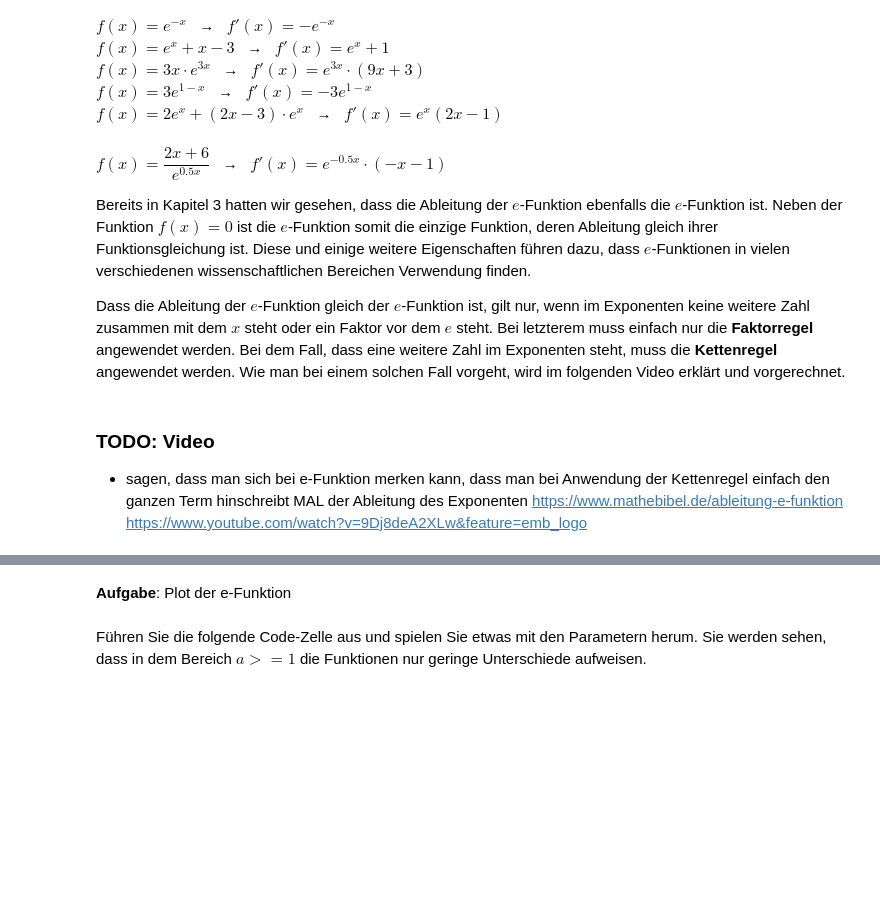
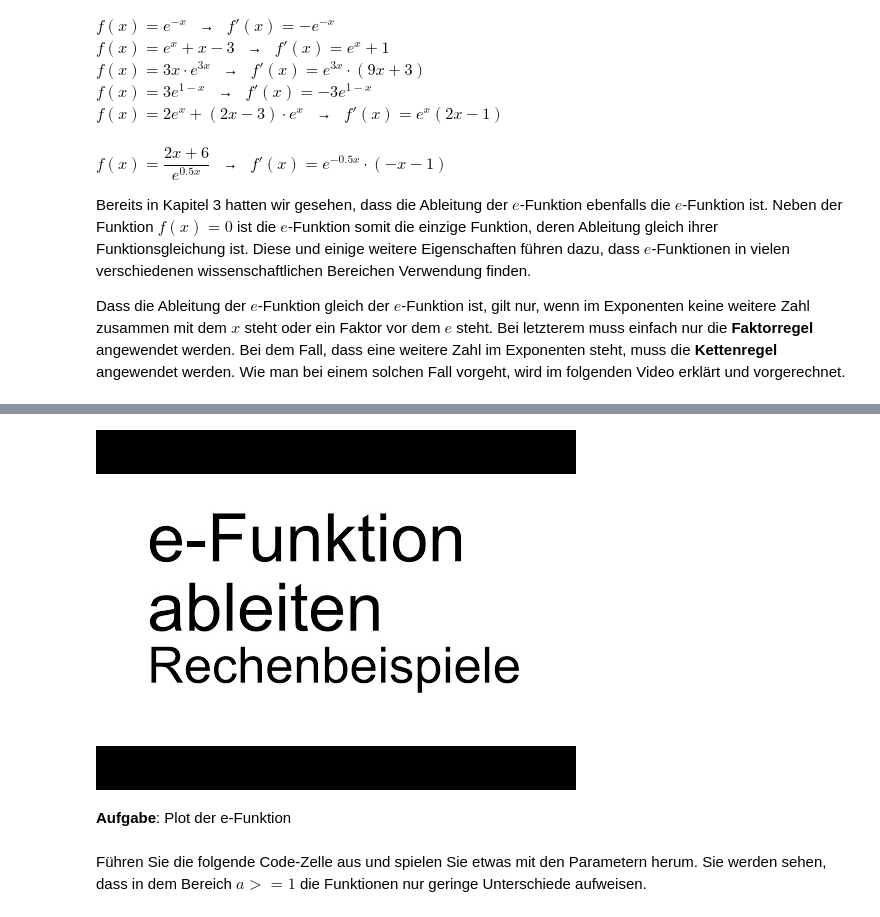
Before and after one commit to realjanpaulus/madh, a Jupyter notebook: Calculus/Kapitel 05 - Ableitungsregeln.ipynb, the cells around one changed output, grey strips where cells are left out. Cells and saved outputs as stored; diff of their text form; code cells hidden in the pictures; blank space fills up the shorter version.

```diff
--- a/Calculus/Kapitel 05 - Ableitungsregeln.ipynb
+++ b/Calculus/Kapitel 05 - Ableitungsregeln.ipynb
@@ -694,11 +694,6 @@ $f(x) = \dfrac{2x+6}{e^{0.5x}}$ &nbsp; &rarr; &nbsp; $f'(x) = e^{-0.5x} \cdot (-
 Bereits in Kapitel 3 hatten wir gesehen, dass die Ableitung der $e$-Funktion ebenfalls die $e$-Funktion ist. Neben der Funktion $f(x) = 0$ ist die $e$-Funktion somit die einzige Funktion, deren Ableitung gleich ihrer Funktionsgleichung ist. Diese und einige weitere Eigenschaften führen dazu, dass $e$-Funktionen in vielen verschiedenen wissenschaftlichen Bereichen Verwendung finden.
 
 Dass die Ableitung der $e$-Funktion gleich der $e$-Funktion ist, gilt nur, wenn im Exponenten keine weitere Zahl zusammen mit dem $x$ steht oder ein Faktor vor dem $e$ steht. Bei letzterem muss einfach nur die **Faktorregel** angewendet werden. Bei dem Fall, dass eine weitere Zahl im Exponenten steht, muss die **Kettenregel** angewendet werden. Wie man bei einem solchen Fall vorgeht, wird im folgenden Video erklärt und vorgerechnet.
-# %% [markdown]
-### TODO: Video
-- sagen, dass man sich bei e-Funktion merken kann, dass man bei Anwendung der Kettenregel einfach den ganzen Term hinschreibt MAL der Ableitung des Exponenten
-https://www.mathebibel.de/ableitung-e-funktion<br>
-https://www.youtube.com/watch?v=9Dj8deA2XLw&feature=emb_logo
 # %%
-YouTubeVideo("", width=900, height=520)
+YouTubeVideo("mUwhZ28BcYY", width=900, height=520)
 # %% [output]
@@ -706,3 +700,4 @@ YouTubeVideo("", width=900, height=520)
+[figure, added]
 # %% [markdown]
 <div class=task>
     <b>Aufgabe</b>: Plot der e-Funktion
```
Also changed, not shown: parts of 6 cells of this notebook, 8 other files.
